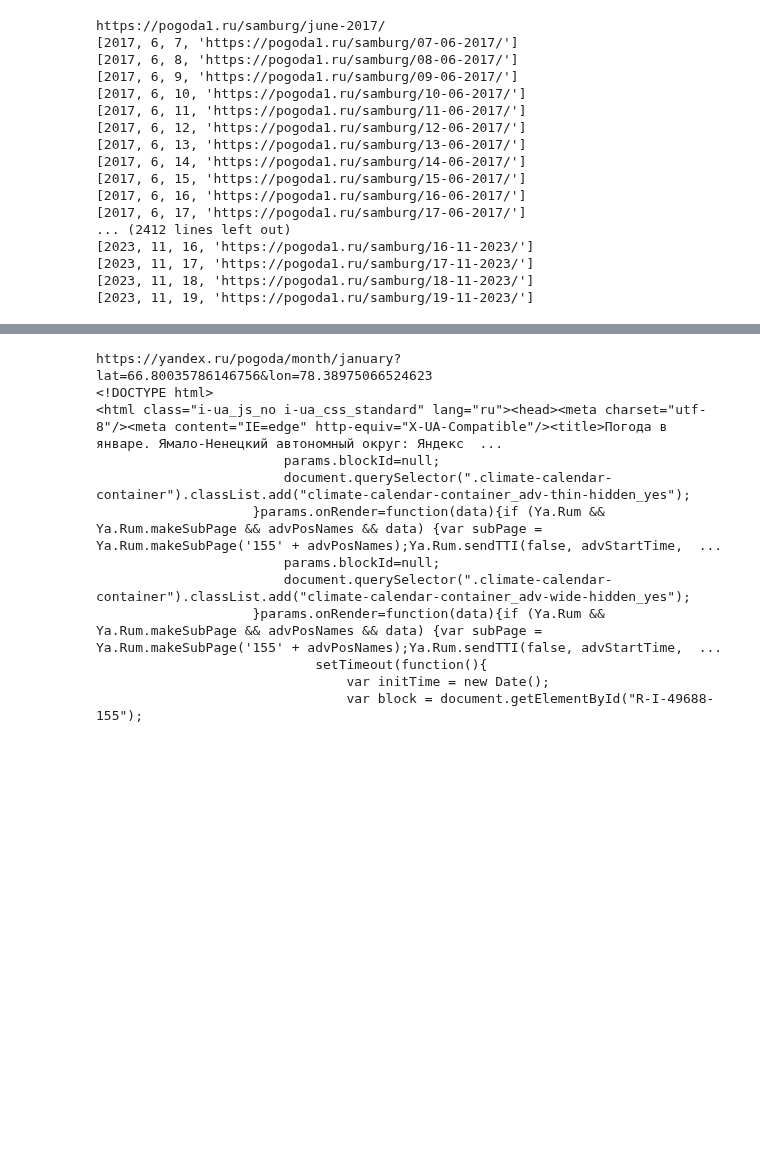
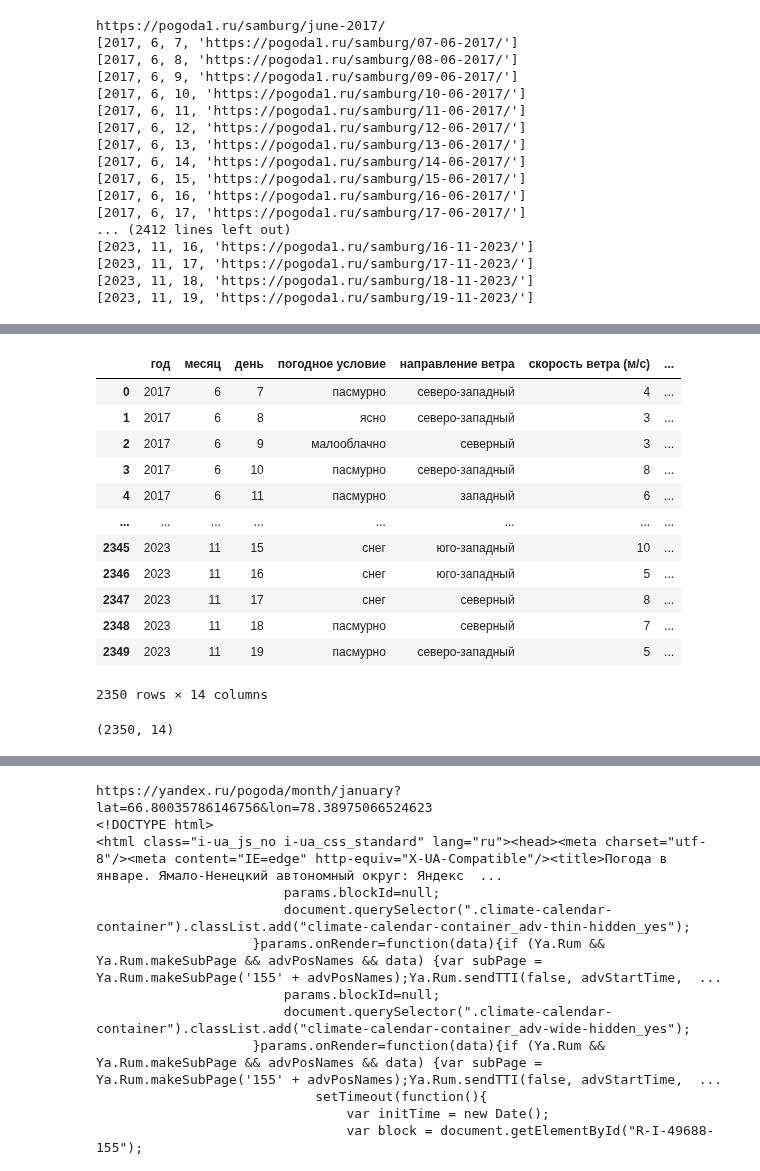
Before and after one commit to SotGE/innopolis2023, a Jupyter notebook: exam/exam.ipynb, the cells around one changed output, grey strips where cells are left out. Saved outputs shown, nothing was run; the diff lists cells and outputs as text; code cells hidden in the pictures; blank space fills up the shorter version.

```diff
--- a/exam/exam.ipynb
+++ b/exam/exam.ipynb
@@ -204,0 +215,38 @@ TypeError: 'NoneType' object is not subscriptable
+# %%
+# Оформляем в DataFrame
+df = pd.DataFrame(data, columns=[
+  'id',
+  'год',
+  'месяц',
+  'день',
+  'погодное условие',
+  'направление ветра',
+  'скорость ветра (м/с)',
+  'давление (мм рт. ст.)',
+  'влажность (%)',
+  'видимость (мм)',
+  'луна',
+  'осадки (мм)',
+  'температура днем',
+  'температура ночью',
+  'url'
+])
+df.drop(columns=["id"], inplace=True)
+
+# Сохранение данных в csv
+df.to_csv('data_samburg_weather.csv', sep=',', encoding='utf-8')
+df
+# %% [output]
+|  | год | месяц | день | погодное условие | направление ветра | скорость ветра (м/с) | ... |
+| 0 | 2017 | 6 | 7 | пасмурно | северо-западный | 4 | ... |
+| 1 | 2017 | 6 | 8 | ясно | северо-западный | 3 | ... |
+| 2 | 2017 | 6 | 9 | малооблачно | северный | 3 | ... |
+| 3 | 2017 | 6 | 10 | пасмурно | северо-западный | 8 | ... |
+| 4 | 2017 | 6 | 11 | пасмурно | западный | 6 | ... |
+| ... | ... | ... | ... | ... | ... | ... | ... |
+| 2345 | 2023 | 11 | 15 | снег | юго-западный | 10 | ... |
+| 2346 | 2023 | 11 | 16 | снег | юго-западный | 5 | ... |
+| 2347 | 2023 | 11 | 17 | снег | северный | 8 | ... |
+| 2348 | 2023 | 11 | 18 | пасмурно | северный | 7 | ... |
+| 2349 | 2023 | 11 | 19 | пасмурно | северо-западный | 5 | ... |
+2350 rows × 14 columns
@@ -204,0 +256,5 @@ TypeError: 'NoneType' object is not subscriptable
+# %%
+# Размер данных (количество строк, колонок)
+df.shape
+# %% [output]
+(2350, 14)
```
Also changed, not shown: parts of 8 cells of this notebook, 1 other file.
